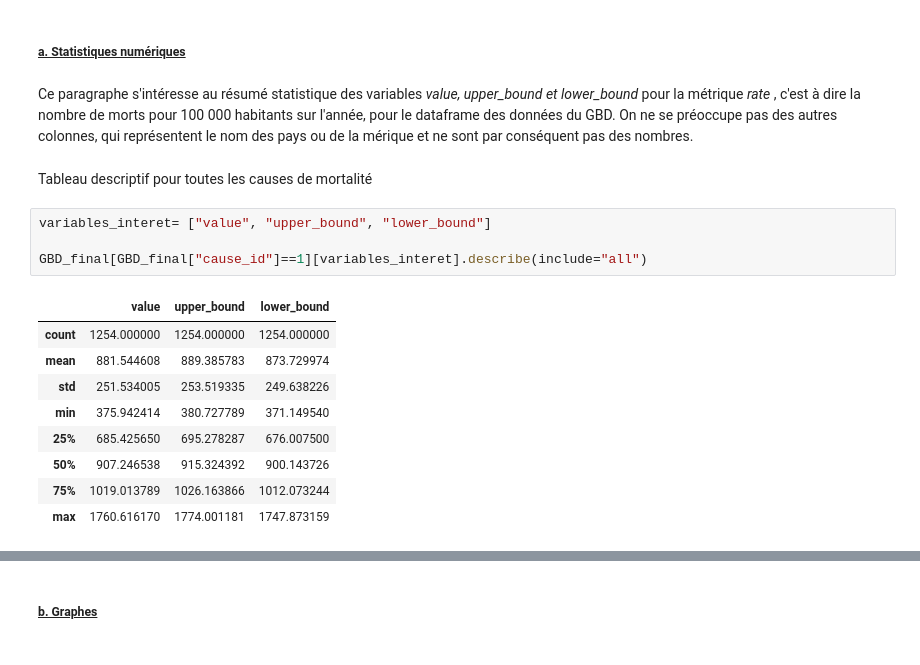
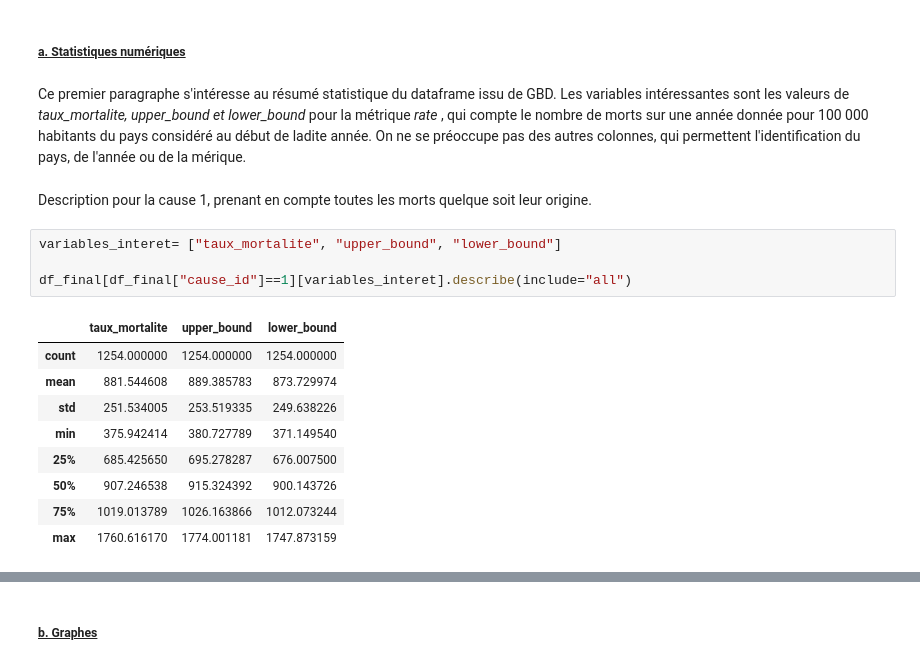
Before and after one commit to eleanorpaineau/Projet-Python, a Jupyter notebook: notebook_principal.ipynb, the cells around one changed output, grey strips where cells are left out. Drawn from its saved outputs; the diff is of its cells as text.

```diff
--- a/notebook_principal.ipynb
+++ b/notebook_principal.ipynb
@@ -298,15 +206,16 @@ df_final.head(9*33+1)
 # %% [markdown]
 ##### <u> a. Statistiques numériques
 # %% [markdown]
-Ce paragraphe s'intéresse au résumé statistique des variables <i> value, upper_bound et lower_bound </i> pour la métrique <i> rate </i>, c'est à dire la nombre de morts pour 100 000 habitants sur l'année, pour le dataframe des données du GBD. On ne se préoccupe pas des autres colonnes, qui représentent le nom des pays ou de la mérique et ne sont par conséquent pas des nombres.
+Ce premier paragraphe s'intéresse au résumé statistique du dataframe issu de GBD. Les variables intéressantes sont les  valeurs de <i> taux_mortalite, upper_bound et lower_bound </i> pour la métrique <i> rate </i>, qui compte le nombre de morts sur une année donnée pour 100 000 habitants du pays considéré au début de ladite année.
+On ne se préoccupe pas des autres colonnes, qui permettent l'identification du pays, de l'année ou de la mérique.
 # %% [markdown]
-Tableau descriptif pour toutes les causes de mortalité
+Description pour la cause 1, prenant en compte toutes les morts quelque soit leur origine.
 # %%
-variables_interet= ["value", "upper_bound", "lower_bound"]
+variables_interet= ["taux_mortalite", "upper_bound", "lower_bound"]
 
-GBD_final[GBD_final["cause_id"]==1][variables_interet].describe(include="all")
+df_final[df_final["cause_id"]==1][variables_interet].describe(include="all")
 # %% [output]
-|  | value | upper_bound | lower_bound |
+|  | taux_mortalite | upper_bound | lower_bound |
 | count | 1254.000000 | 1254.000000 | 1254.000000 |
 | mean | 881.544608 | 889.385783 | 873.729974 |
 | std | 251.534005 | 253.519335 | 249.638226 |
```
Also changed, not shown: parts of 36 cells of this notebook.
